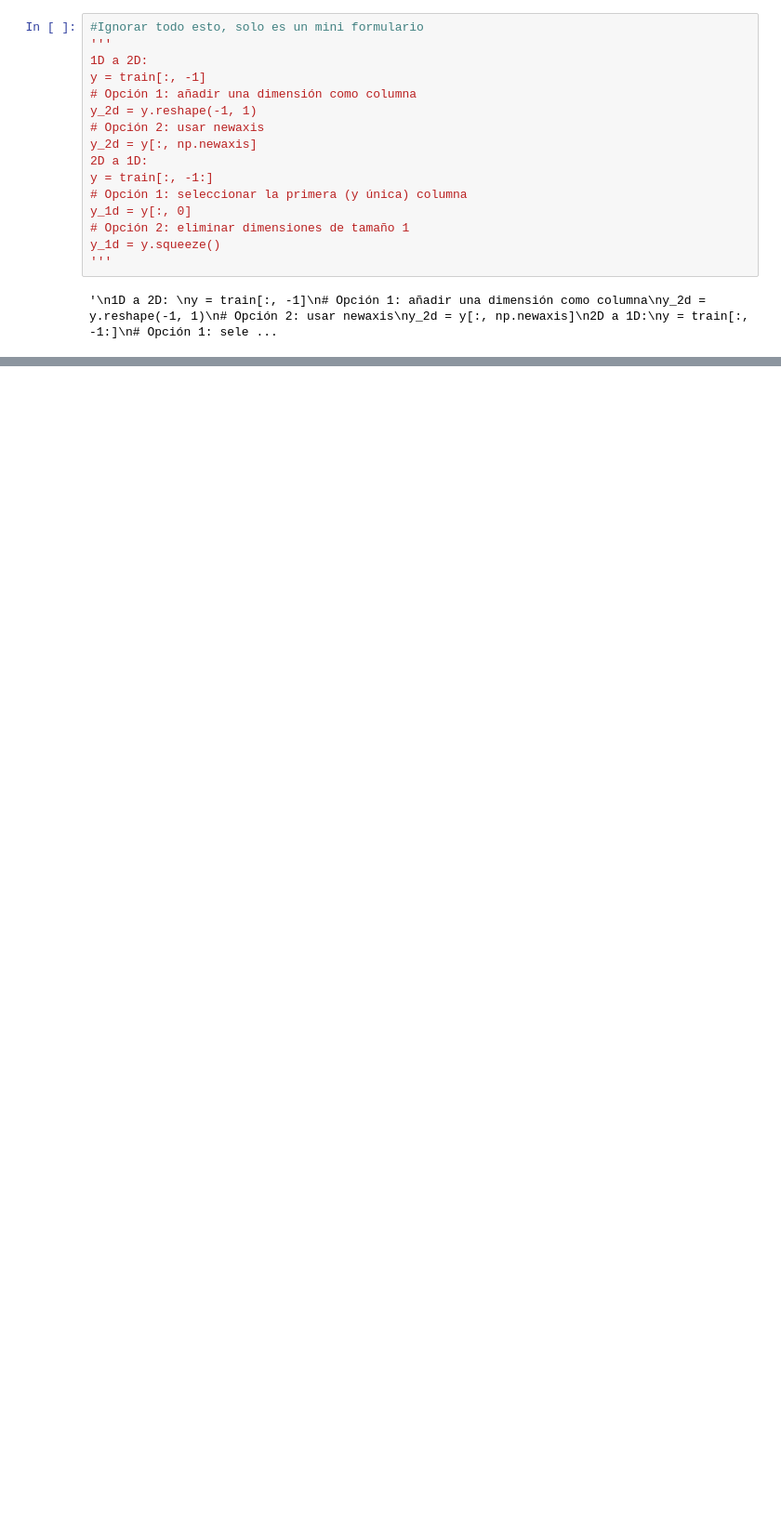
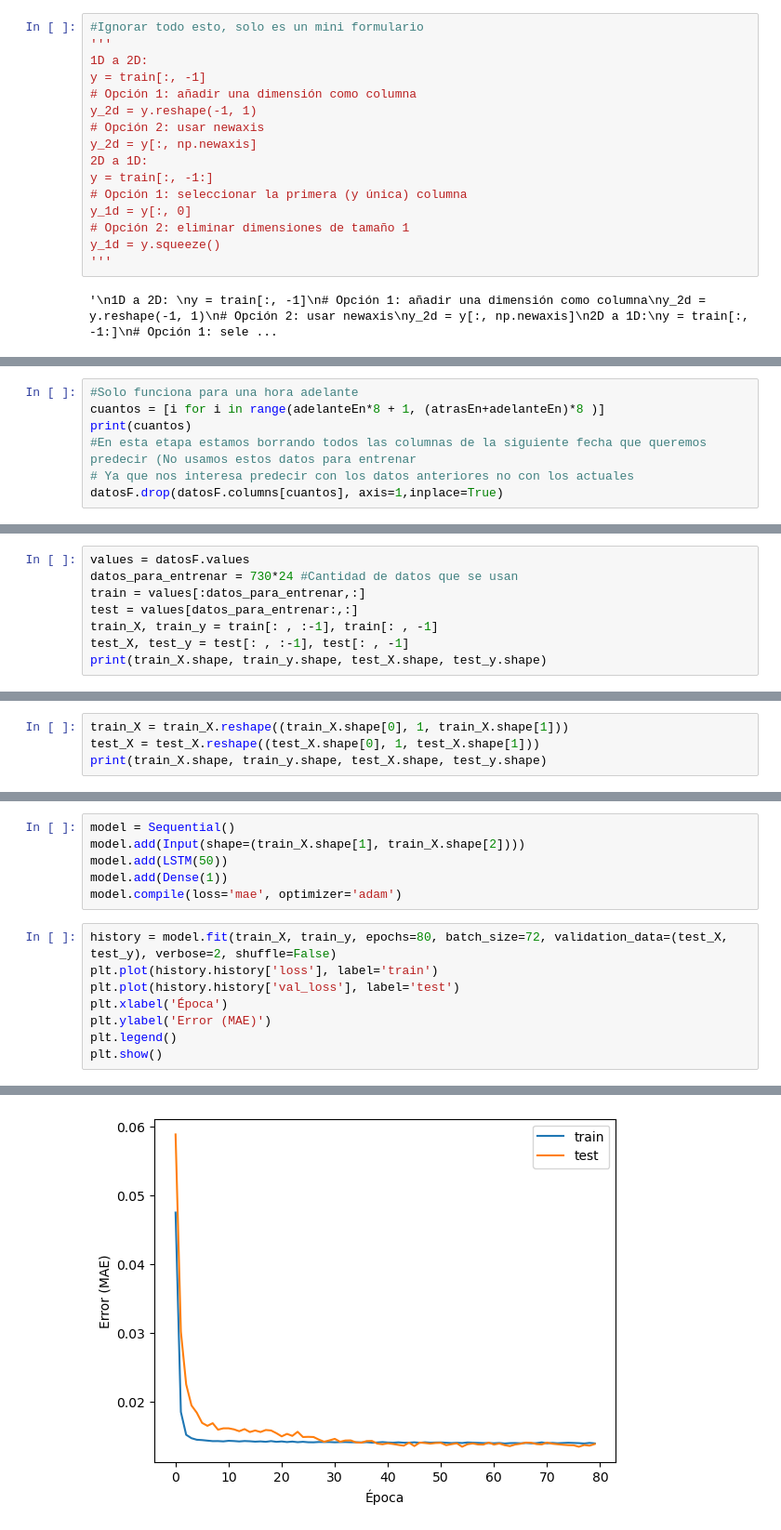
Before and after one commit to Alexis6am/DL_Practice, a Jupyter notebook: Pollution/Ejemplo_Pollution.ipynb, the cells around one changed output, grey strips where cells are left out. Shown at 93% size. Cells and saved outputs as stored; diff of their text form; blank space fills up the shorter version.

```diff
--- a/Pollution/Ejemplo_Pollution.ipynb
+++ b/Pollution/Ejemplo_Pollution.ipynb
@@ -242,0 +337,7 @@ y_1d = y.squeeze()
+# %%
+#Solo funciona para una hora adelante
+cuantos = [i for i in range(adelanteEn*8 + 1, (atrasEn+adelanteEn)*8 )]
+print(cuantos)
+#En esta etapa estamos borrando todos las columnas de la siguiente fecha que queremos predecir (No usamos estos datos para entrenar
+# Ya que nos interesa predecir con los datos anteriores no con los actuales
+datosF.drop(datosF.columns[cuantos], axis=1,inplace=True)
@@ -242,0 +355,8 @@ y_1d = y.squeeze()
+# %%
+values = datosF.values
+datos_para_entrenar = 730*24 #Cantidad de datos que se usan
+train = values[:datos_para_entrenar,:]
+test = values[datos_para_entrenar:,:]
+train_X, train_y = train[: , :-1], train[: , -1]
+test_X, test_y = test[: , :-1], test[: , -1]
+print(train_X.shape, train_y.shape, test_X.shape, test_y.shape)
@@ -242,0 +365,4 @@ y_1d = y.squeeze()
+# %%
+train_X = train_X.reshape((train_X.shape[0], 1, train_X.shape[1]))
+test_X = test_X.reshape((test_X.shape[0], 1, test_X.shape[1]))
+print(train_X.shape, train_y.shape, test_X.shape, test_y.shape)
@@ -242,0 +371,15 @@ y_1d = y.squeeze()
+# %%
+model = Sequential()
+model.add(Input(shape=(train_X.shape[1], train_X.shape[2])))
+model.add(LSTM(50))
+model.add(Dense(1))
+model.compile(loss='mae', optimizer='adam')
+# %%
+history = model.fit(train_X, train_y, epochs=80, batch_size=72, validation_data=(test_X, test_y), verbose=2, shuffle=False)
+plt.plot(history.history['loss'], label='train')
+plt.plot(history.history['val_loss'], label='test')
+plt.xlabel('Época')
+plt.ylabel('Error (MAE)')
+plt.legend()
+plt.show()
+# %% [output]
@@ -242,0 +403 @@ y_1d = y.squeeze()
+[figure, added]
```
Also changed, not shown: parts of 15 cells of this notebook.
